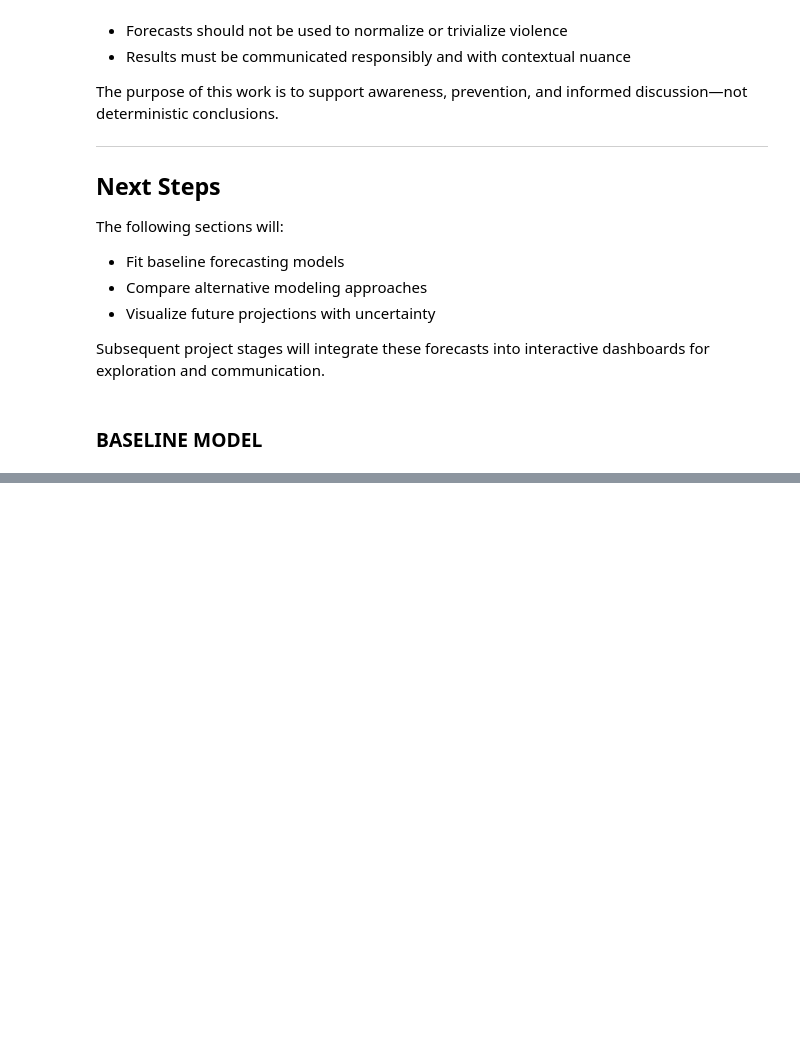
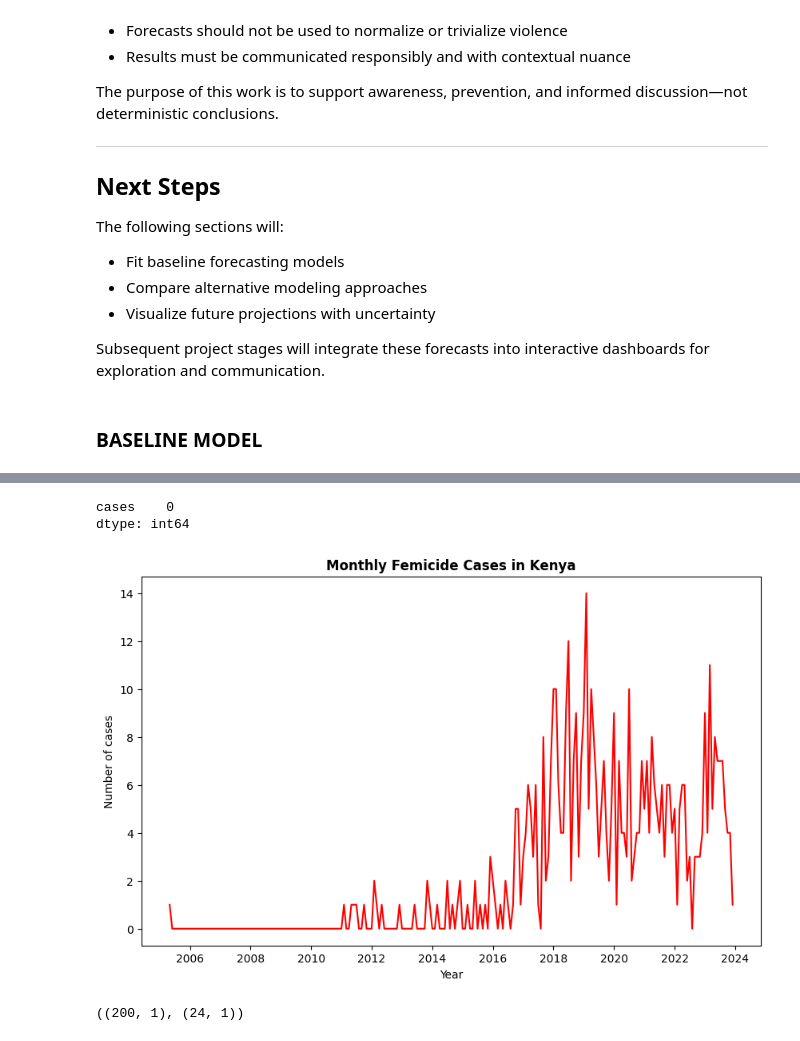
Before and after one commit to TonnieD/Femicide-Analysis-and-Forecasting, a Jupyter notebook: Notebooks/forcasting.ipynb, the cells around one changed output, grey strips where cells are left out. Cells and saved outputs as stored; diff of their text form; code cells hidden in the pictures; blank space fills up the shorter version.

Commit message:
Initial baseline Naives baseline Model for the time series model

```diff
--- a/Notebooks/forcasting.ipynb
+++ b/Notebooks/forcasting.ipynb
@@ -116,3 +117,9 @@ from statsmodels.tsa.stattools import adfuller
 from statsmodels.tsa.seasonal import seasonal_decompose
 
 from sklearn.metrics import mean_absolute_error, mean_squared_error
+# %%
+# loadng the data(national monthly cases)
+df = pd.read_csv('../Data/Processed/national_monthly_cases.csv',
+                parse_dates=['date'],
+                index_col='date')
+df.head(), df.info()
@@ -118,0 +143,29 @@ from sklearn.metrics import mean_absolute_error, mean_squared_error
+# %%
+# Ensure the time series has a monthly frequency
+df = df.asfreq("MS")
+
+# Check for missing values
+df.isna().sum()
+# %% [output]
+cases    0
+dtype: int64
+# %%
+# Visual Inspection of the data
+plt.figure(figsize=(10,6))
+plt.plot(df.index, df['cases'], color = 'red')
+plt.title('Monthly Femicide Cases in Kenya', weight = 'bold')
+plt.xlabel('Year')
+plt.ylabel('Number of cases')
+plt.show()
+# %% [output]
+[figure, added]
+# %%
+# Split the data into train and test sets
+# unlike traditional ML models we need to split the data chronologcally(last 12 months as the test set)
+train = df.iloc[:-24]
+test = df.iloc[-24:]
+
+# chek the size
+train.shape, test.shape
+# %% [output]
+((200, 1), (24, 1))
```
Also changed, not shown: parts of 8 cells of this notebook.
